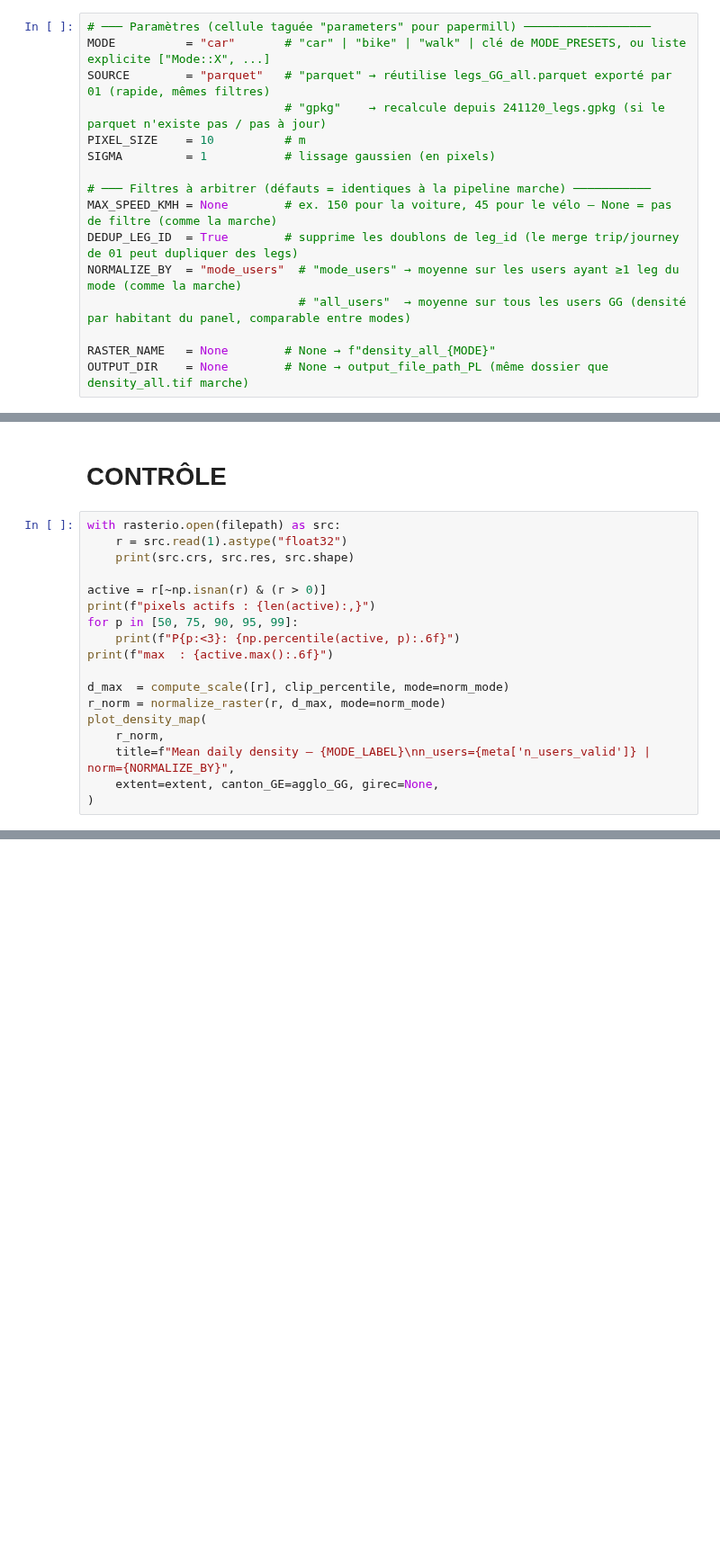
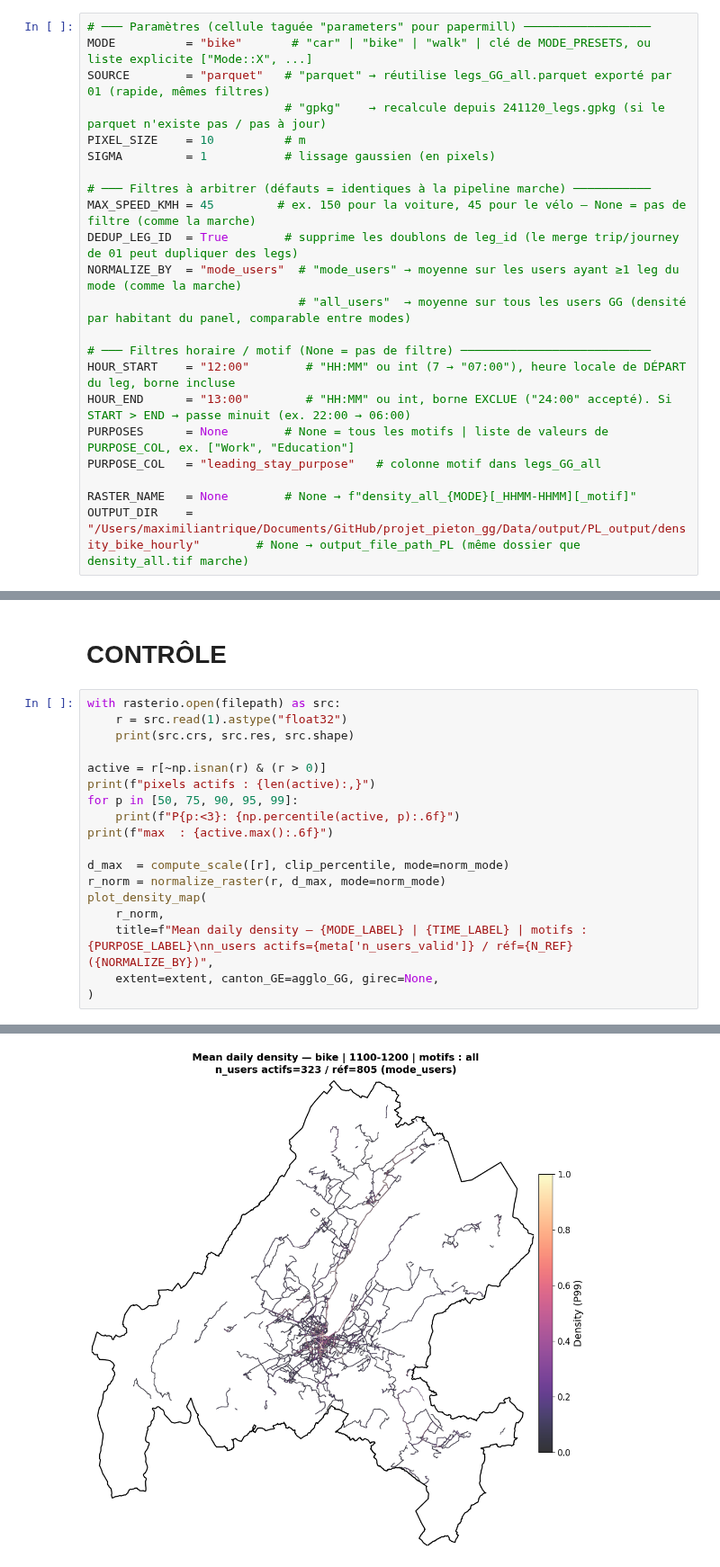
Before and after one commit to action-situee/PROJET_PIETON_GG, a Jupyter notebook: Notebook/PANEL_LEMANIQUE/01_bis_density_car_bike.ipynb, the cells around one changed output, grey strips where cells are left out. Shown at 90% size. Saved outputs shown, nothing was run; the diff lists cells and outputs as text; blank space fills up the shorter version.

Commit message:
petit cleanage et ajout du créateur de gif pour les tifs

```diff
--- a/Notebook/PANEL_LEMANIQUE/01_bis_density_car_bike.ipynb
+++ b/Notebook/PANEL_LEMANIQUE/01_bis_density_car_bike.ipynb
@@ -20,19 +23,25 @@ Pas de profils utilisateurs : un seul GeoTIFF `density_all_<mode>.tif` en sortie
 # PARAMÈTRES
 # %%
 # ─── Paramètres (cellule taguée "parameters" pour papermill) ──────────────────
-MODE          = "car"       # "car" | "bike" | "walk" | clé de MODE_PRESETS, ou liste explicite ["Mode::X", ...]
+MODE          = "bike"       # "car" | "bike" | "walk" | clé de MODE_PRESETS, ou liste explicite ["Mode::X", ...]
 SOURCE        = "parquet"   # "parquet" → réutilise legs_GG_all.parquet exporté par 01 (rapide, mêmes filtres)
                             # "gpkg"    → recalcule depuis 241120_legs.gpkg (si le parquet n'existe pas / pas à jour)
 PIXEL_SIZE    = 10          # m
 SIGMA         = 1           # lissage gaussien (en pixels)
 
 # ─── Filtres à arbitrer (défauts = identiques à la pipeline marche) ───────────
-MAX_SPEED_KMH = None        # ex. 150 pour la voiture, 45 pour le vélo — None = pas de filtre (comme la marche)
+MAX_SPEED_KMH = 45         # ex. 150 pour la voiture, 45 pour le vélo — None = pas de filtre (comme la marche)
 DEDUP_LEG_ID  = True        # supprime les doublons de leg_id (le merge trip/journey de 01 peut dupliquer des legs)
 NORMALIZE_BY  = "mode_users"  # "mode_users" → moyenne sur les users ayant ≥1 leg du mode (comme la marche)
                               # "all_users"  → moyenne sur tous les users GG (densité par habitant du panel, comparable entre modes)
 
-RASTER_NAME   = None        # None → f"density_all_{MODE}"
-OUTPUT_DIR    = None        # None → output_file_path_PL (même dossier que density_all.tif marche)
+# ─── Filtres horaire / motif (None = pas de filtre) ───────────────────────────
+HOUR_START    = "12:00"        # "HH:MM" ou int (7 → "07:00"), heure locale de DÉPART du leg, borne incluse
+HOUR_END      = "13:00"        # "HH:MM" ou int, borne EXCLUE ("24:00" accepté). Si START > END → passe minuit (ex. 22:00 → 06:00)
+PURPOSES      = None        # None = tous les motifs | liste de valeurs de PURPOSE_COL, ex. ["Work", "Education"]
+PURPOSE_COL   = "leading_stay_purpose"   # colonne motif dans legs_GG_all
+
+RASTER_NAME   = None        # None → f"density_all_{MODE}[_HHMM-HHMM][_motif]"
+OUTPUT_DIR    = "/Users/maximiliantrique/Documents/GitHub/projet_pieton_gg/Data/output/PL_output/density_bike_hourly"        # None → output_file_path_PL (même dossier que density_all.tif marche)
 # %%
 import os
@@ -284,6 +442,7 @@ d_max  = compute_scale([r], clip_percentile, mode=norm_mode)
 r_norm = normalize_raster(r, d_max, mode=norm_mode)
 plot_density_map(
     r_norm,
-    title=f"Mean daily density — {MODE_LABEL}\nn_users={meta['n_users_valid']} | norm={NORMALIZE_BY}",
+    title=f"Mean daily density — {MODE_LABEL} | {TIME_LABEL} | motifs : {PURPOSE_LABEL}\nn_users actifs={meta['n_users_valid']} / réf={N_REF} ({NORMALIZE_BY})",
     extent=extent, canton_GE=agglo_GG, girec=None,
 )
+# %% [output]
@@ -289,0 +457 @@ plot_density_map(
+[figure, added]
```
Also changed, not shown: parts of 10 cells of this notebook, 6 other files.
